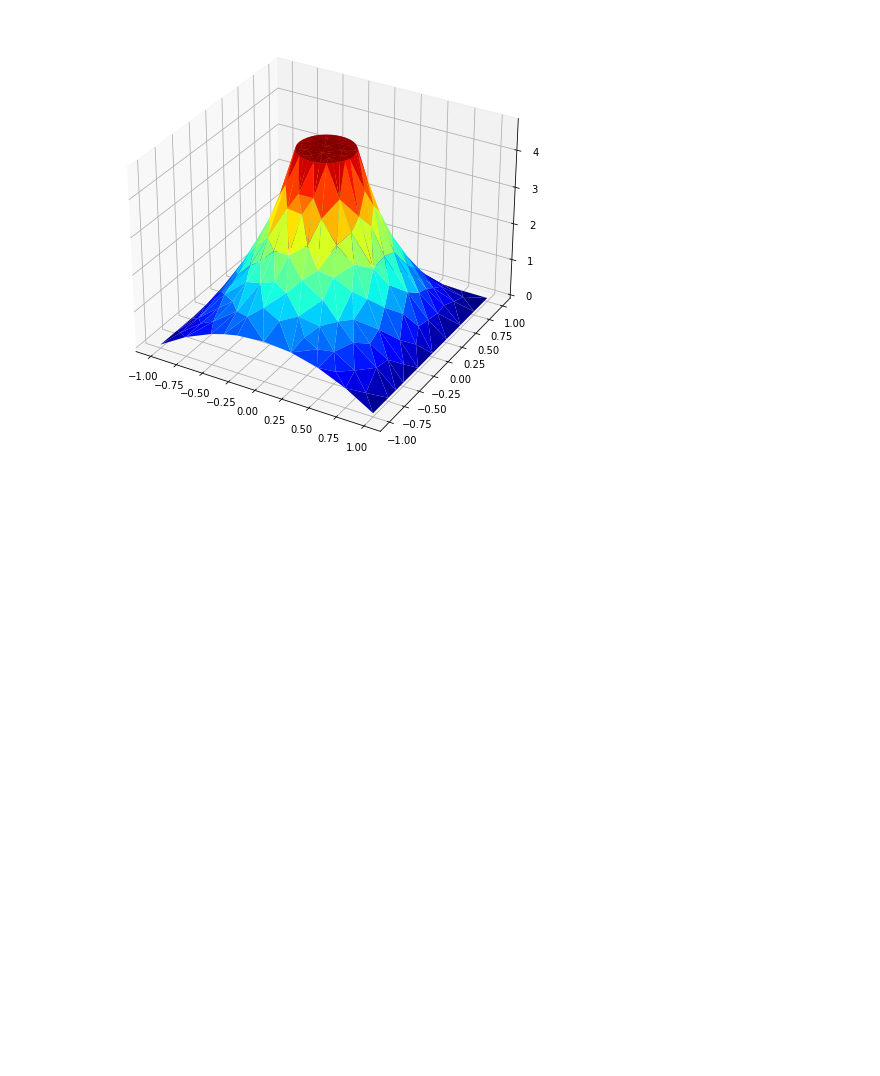
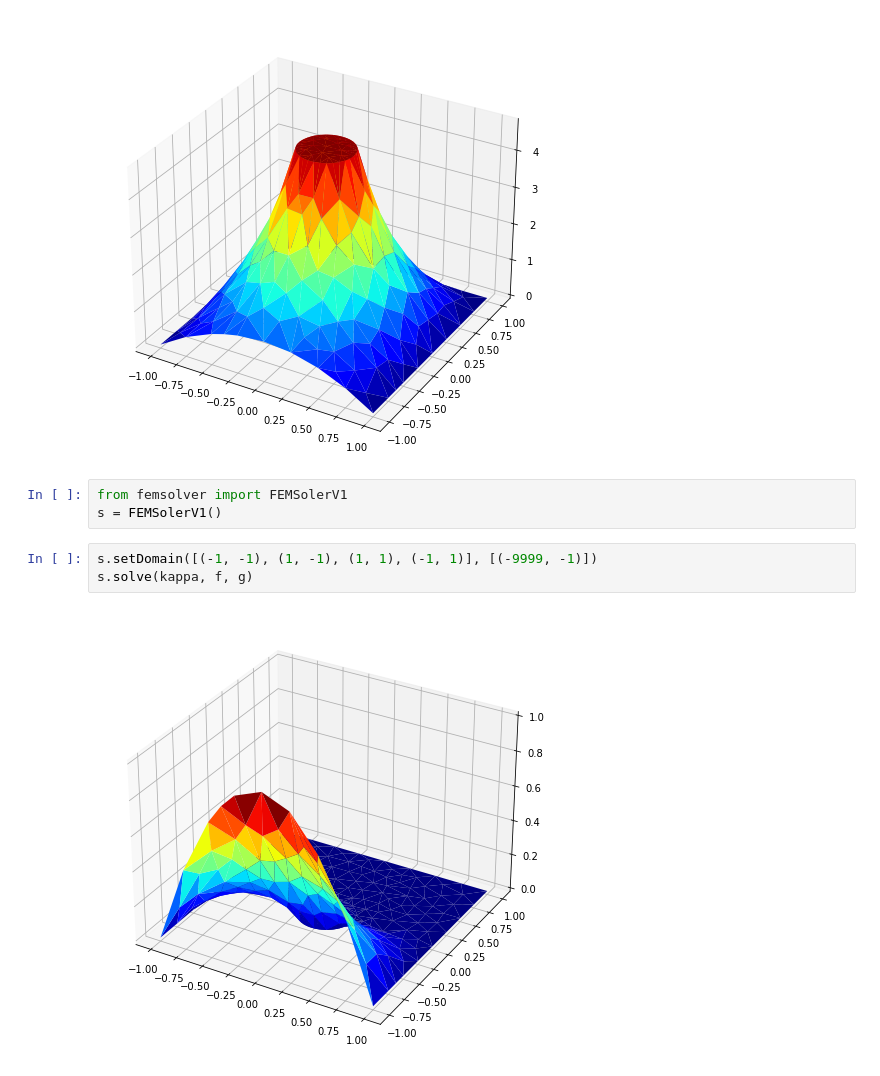
Before and after one commit to FengMingquan-sjtu/NumPDE-Codes, a Jupyter notebook: NumPDE-4/Developing FEM in 2D-Commented.ipynb, the cells around one changed output. Saved outputs shown, nothing was run; the diff lists cells and outputs as text; blank space fills up the shorter version.

Commit message:
implement and tested femsolver-v1

```diff
--- a/NumPDE-4/Developing FEM in 2D-Commented.ipynb
+++ b/NumPDE-4/Developing FEM in 2D-Commented.ipynb
@@ -484,3 +487,11 @@ ax.plot_trisurf(X, Y, u, triangles=E, cmap=plt.cm.jet, linewidth=0.2)
 plt.show()
 # %% [output]
 [figure]
+# %%
+from femsolver import FEMSolerV1
+s = FEMSolerV1()
+# %%
+s.setDomain([(-1, -1), (1, -1), (1, 1), (-1, 1)], [(-9999, -1)])
+s.solve(kappa, f, g)
+# %% [output]
+[figure, added]
```
Also changed, not shown: parts of 1 cell of this notebook, 1 other file.
